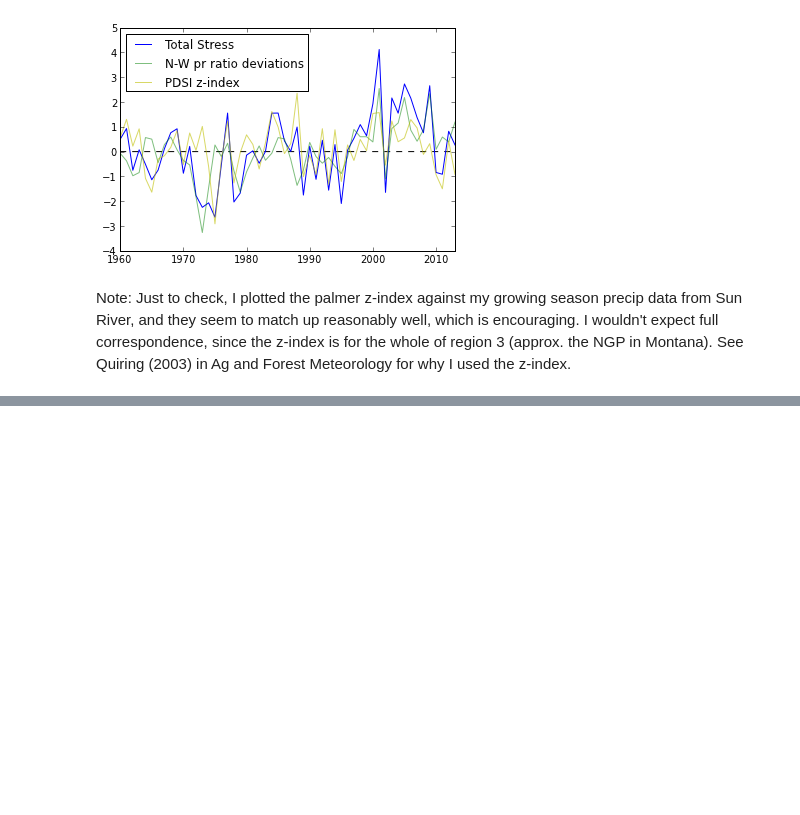
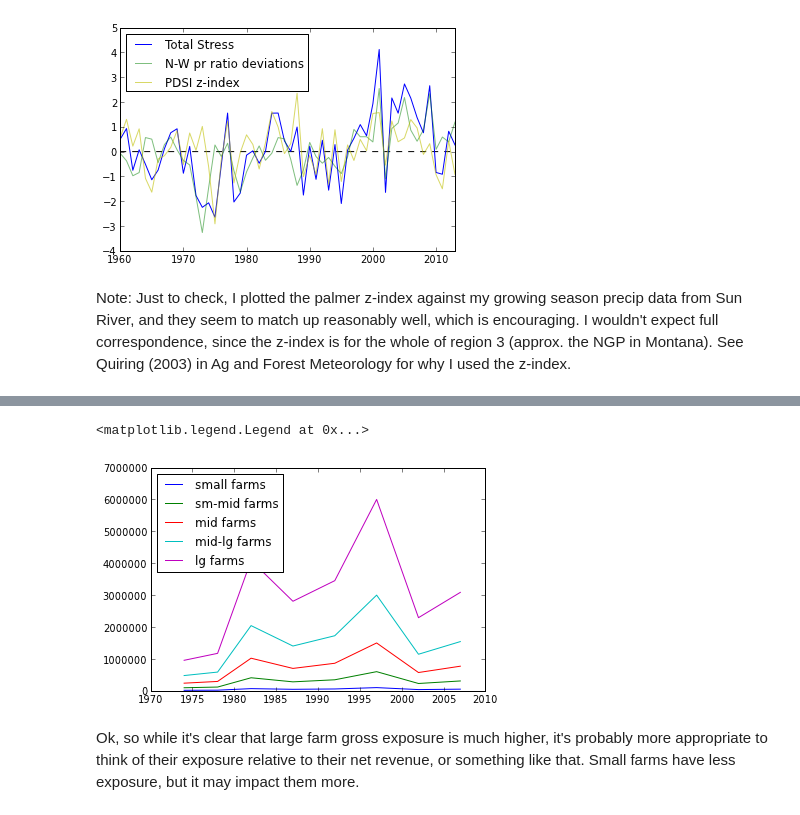
Before and after one commit to plawrence/farmStressAnalysis, a Jupyter notebook: stressAnalysis.ipynb, the cells around one changed output, grey strips where cells are left out. Saved outputs shown, nothing was run; the diff lists cells and outputs as text; code cells hidden in the pictures; blank space fills up the shorter version.

```diff
--- a/stressAnalysis.ipynb
+++ b/stressAnalysis.ipynb
@@ -100,0 +152,21 @@ To get a handle on this, we need to know average farm size, and the quantity of
+# %%
+censusdata['smallQ_urea'] = censusdata.Urea_acre*50
+censusdata['smmidQ_urea'] = censusdata.Urea_acre*300
+censusdata['midQ_urea'] = censusdata.Urea_acre*750
+censusdata['midlgQ_urea'] = censusdata.Urea_acre*1500
+censusdata['lgQ_urea'] = censusdata.Urea_acre*3000
+censusdata['smallQ_AN'] = censusdata.AN_acre*50
+censusdata['smmidQ_AN'] = censusdata.AN_acre*300
+censusdata['midQ_AN'] = censusdata.AN_acre*750
+censusdata['midlgQ_AN'] = censusdata.AN_acre*1500
+censusdata['lgQ_AN'] = censusdata.AN_acre*3000
+censusdata['smallQ_AS'] = censusdata.AS_acre*50
+censusdata['smmidQ_AS'] = censusdata.AS_acre*300
+censusdata['midQ_AS'] = censusdata.AS_acre*750
+censusdata['midlgQ_AS'] = censusdata.AS_acre*1500
+censusdata['lgQ_AS'] = censusdata.AS_acre*3000
+censusdata['smallQ_Anhydrous'] = censusdata.Anhydrous_acre*50
+censusdata['smmidQ_Anhydrous'] = censusdata.Anhydrous_acre*300
+censusdata['midQ_Anhydrous'] = censusdata.Anhydrous_acre*750
+censusdata['midlgQ_Anhydrous'] = censusdata.Anhydrous_acre*1500
+censusdata['lgQ_Anhydrous'] = censusdata.Anhydrous_acre*3000
@@ -100,0 +175,19 @@ To get a handle on this, we need to know average farm size, and the quantity of
+# %%
+nPrices.index=range(1960,2014)
+censusdata['smallQ_exp'] = censusdata.smallQ_urea*nPrices.Urea_Price + censusdata.smallQ_AN*nPrices.AN_Price + censusdata.smallQ_AS*nPrices.AS_Price + censusdata.smallQ_Anhydrous*nPrices.Anhydrous_Price
+censusdata['smmidQ_exp'] = censusdata.smmidQ_urea*nPrices.Urea_Price + censusdata.smmidQ_AN*nPrices.AN_Price + censusdata.smmidQ_AS*nPrices.AS_Price + censusdata.smmidQ_Anhydrous*nPrices.Anhydrous_Price
+censusdata['midQ_exp'] = censusdata.midQ_urea*nPrices.Urea_Price + censusdata.midQ_AN*nPrices.AN_Price + censusdata.midQ_AS*nPrices.AS_Price + censusdata.midQ_Anhydrous*nPrices.Anhydrous_Price
+censusdata['midlgQ_exp'] = censusdata.midlgQ_urea*nPrices.Urea_Price + censusdata.midlgQ_AN*nPrices.AN_Price + censusdata.midlgQ_AS*nPrices.AS_Price + censusdata.midlgQ_Anhydrous*nPrices.Anhydrous_Price
+censusdata['lgQ_exp'] = censusdata.lgQ_urea*nPrices.Urea_Price + censusdata.lgQ_AN*nPrices.AN_Price + censusdata.lgQ_AS*nPrices.AS_Price + censusdata.lgQ_Anhydrous*nPrices.Anhydrous_Price
+# %%
+plot(censusdata.index,censusdata.smallQ_exp,label="small farms")
+plot(censusdata.index,censusdata.smmidQ_exp,label="sm-mid farms")
+plot(censusdata.index,censusdata.midQ_exp,label="mid farms")
+plot(censusdata.index,censusdata.midlgQ_exp,label="mid-lg farms")
+plot(censusdata.index,censusdata.lgQ_exp,label="lg farms")
+legend(loc="upper left")
+# %% [output]
+<matplotlib.legend.Legend at 0x...>
+[figure, added]
+# %% [markdown]
+Ok, so while it's clear that large farm gross exposure is much higher, it's probably more appropriate to think of their exposure relative to their net revenue, or something like that.  Small farms have less exposure, but it may impact them more.
```
Also changed, not shown: parts of 13 cells of this notebook, 1 other file.
